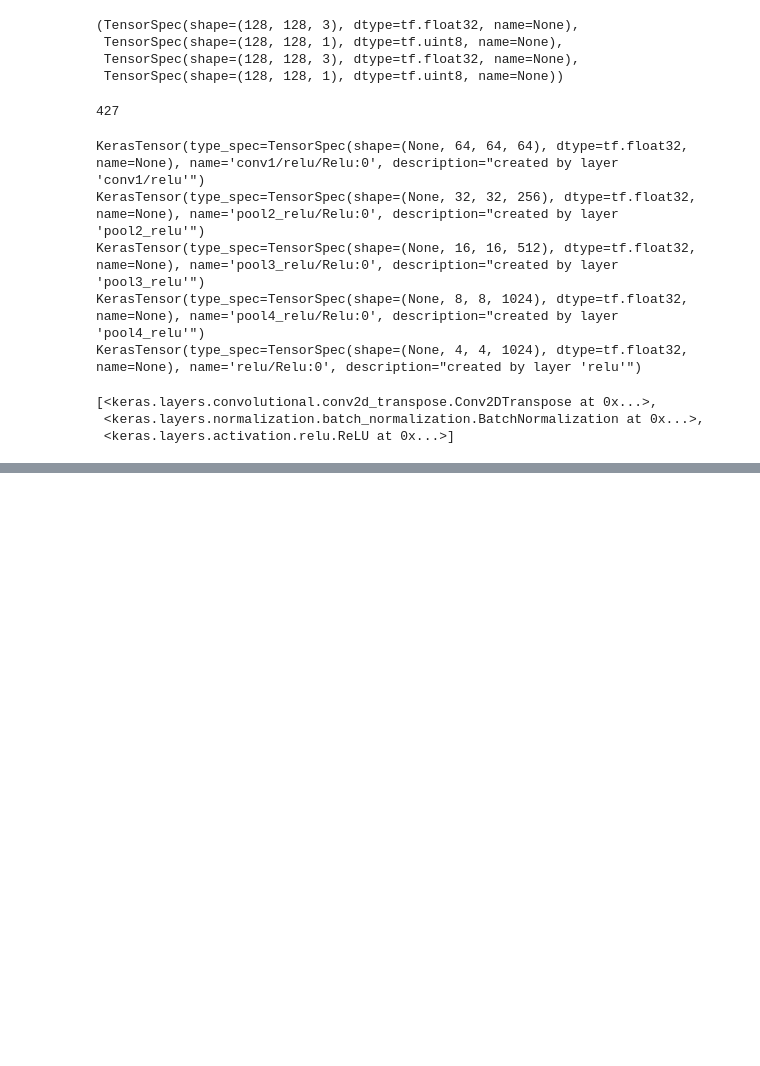
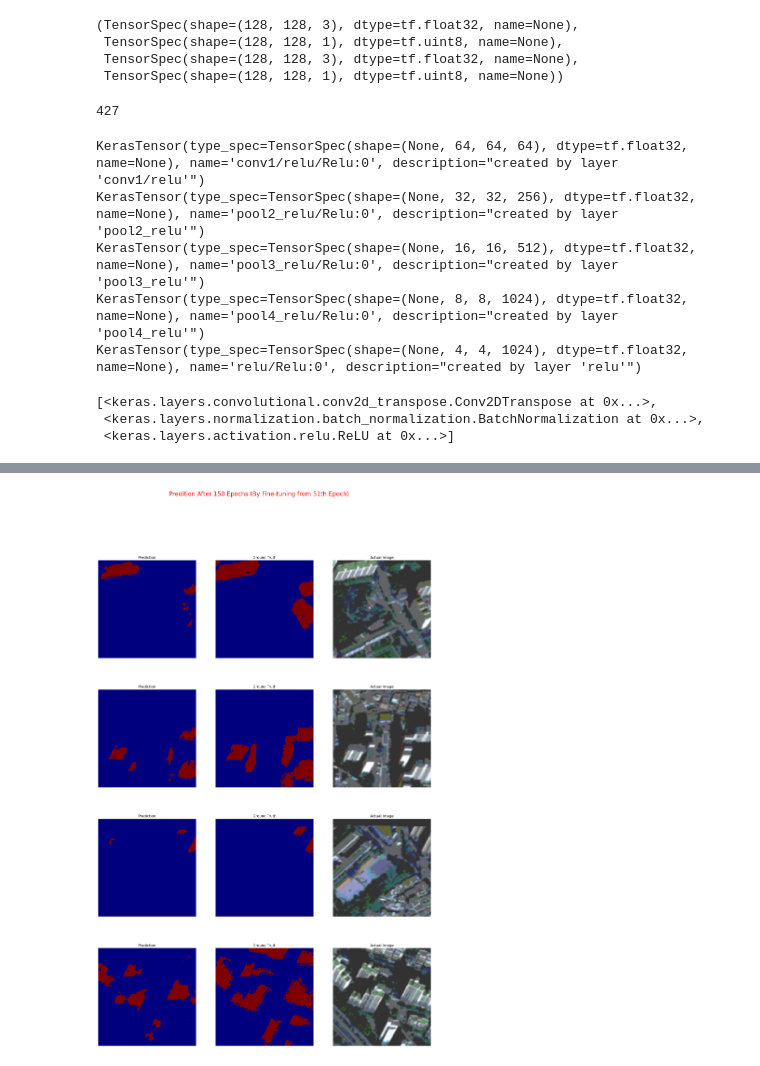
Before and after one commit to dietrichalex/cse-seminar, a Jupyter notebook: HighRiseBuildingDetection_U-Net.ipynb, the cells around one changed output, grey strips where cells are left out. Cells and saved outputs as stored; diff of their text form; code cells hidden in the pictures; blank space fills up the shorter version.

Commit message:
- added more training epochs

```diff
--- a/HighRiseBuildingDetection_U-Net.ipynb
+++ b/HighRiseBuildingDetection_U-Net.ipynb
@@ -417,0 +415,12 @@ plt.show()
+# %%
+downstack.trainable = True
+# compile again
+Compile_Model()
+# train from epoch 20 to 40
+hist_2 = unet.fit(train,
+               validation_data=val,
+               steps_per_epoch=STEPS_PER_EPOCH,
+               validation_steps=VALIDATION_STEPS,
+               epochs=40, initial_epoch = 20,
+               verbose = 2
+                 )
@@ -417,0 +445,32 @@ plt.show()
+# %%
+# select a validation data batch
+img, mask = next(iter(val))
+# make prediction
+pred = unet.predict(img)
+plt.figure(figsize=(20,30))
+
+k = 0
+for i in pred:
+    # plot the predicted mask
+    plt.subplot(4,3,1+k*3)
+    i = tf.argmax(i, axis=-1)
+    plt.imshow(i,cmap='jet')
+    plt.axis('off')
+    plt.title('Prediction')
+
+    # plot the groundtruth mask
+    plt.subplot(4,3,2+k*3)
+    plt.imshow(mask[k], cmap='jet')
+    plt.axis('off')
+    plt.title('Ground Truth')
+
+    # plot the actual image
+    plt.subplot(4,3,3+k*3)
+    plt.imshow(img[k])
+    plt.axis('off')
+    plt.title('Actual Image')
+    k += 1
+    if k == 4: break
+plt.suptitle('Predition After 150 Epochs (By Fine-tuning from 51th Epoch)', color='red', size=20)
+plt.show()
+# %% [output]
@@ -418,3 +478,4 @@ plt.show()
+[figure, added]
 # %%
 
 # predictions
```
Also changed, not shown: parts of 11 cells of this notebook.
